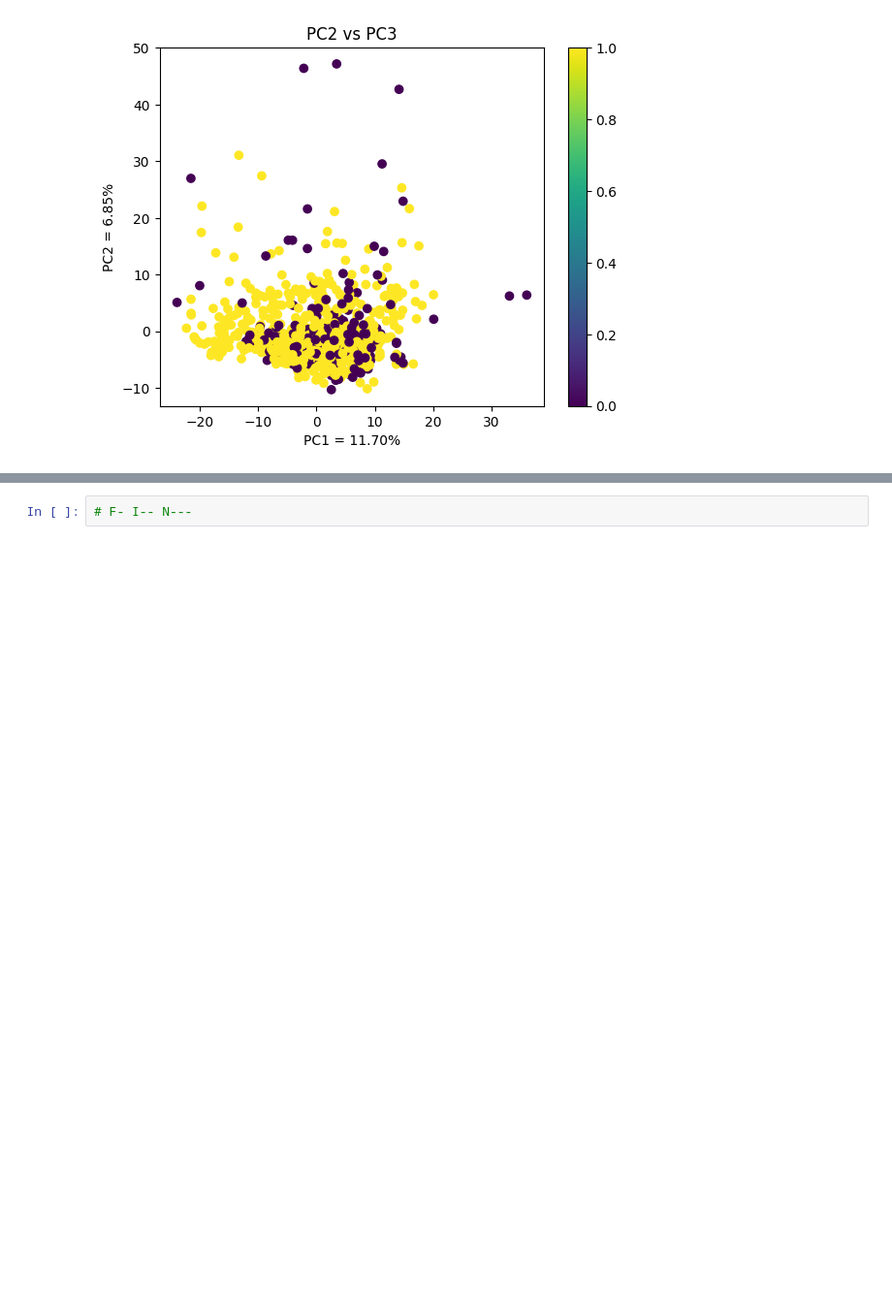
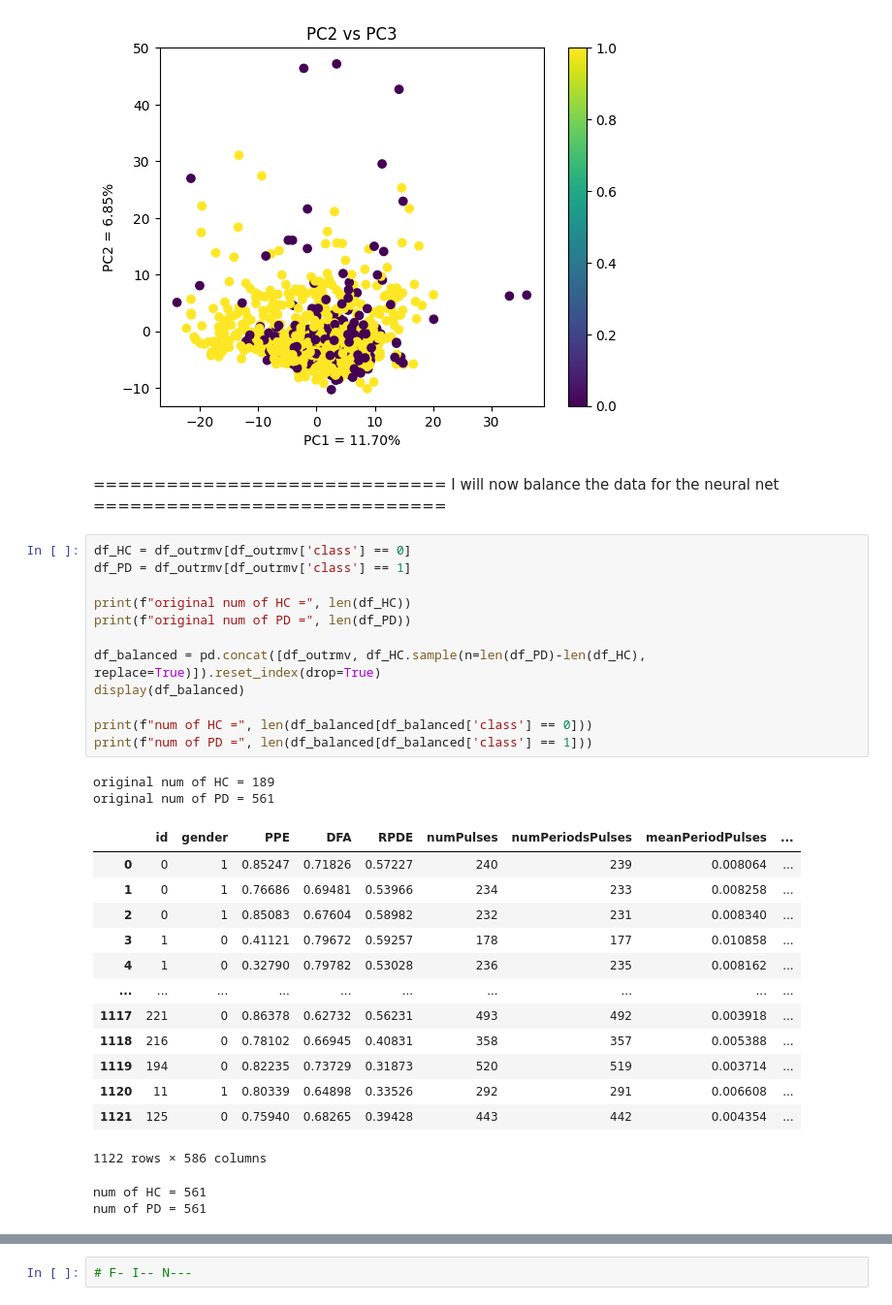
Before and after one commit to cgpayne/parkinsons_audetector, a Jupyter notebook: notebooks/initial_analysis.ipynb, the cells around one changed output, grey strips where cells are left out. Shown: that part at 97% size. Drawn from its saved outputs; the diff is of its cells as text; blank space fills up the shorter version.

Commit message:
add manual balancing of the data using initial_analysis.ipynb

```diff
--- a/notebooks/initial_analysis.ipynb
+++ b/notebooks/initial_analysis.ipynb
@@ -336,3 +336,35 @@ number of components = 586
 [figure]
 [figure]
 [figure]
+# %% [markdown]
+============================= I will now balance the data for the neural net =============================
+# %%
+df_HC = df_outrmv[df_outrmv['class'] == 0]
+df_PD = df_outrmv[df_outrmv['class'] == 1]
+
+print(f"original num of HC =", len(df_HC))
+print(f"original num of PD =", len(df_PD))
+
+df_balanced = pd.concat([df_outrmv, df_HC.sample(n=len(df_PD)-len(df_HC), replace=True)]).reset_index(drop=True)
+display(df_balanced)
+
+print(f"num of HC =", len(df_balanced[df_balanced['class'] == 0]))
+print(f"num of PD =", len(df_balanced[df_balanced['class'] == 1]))
+# %% [output]
+original num of HC = 189
+original num of PD = 561
+|  | id | gender | PPE | DFA | RPDE | numPulses | numPeriodsPulses | meanPeriodPulses | ... |
+| 0 | 0 | 1 | 0.85247 | 0.71826 | 0.57227 | 240 | 239 | 0.008064 | ... |
+| 1 | 0 | 1 | 0.76686 | 0.69481 | 0.53966 | 234 | 233 | 0.008258 | ... |
+| 2 | 0 | 1 | 0.85083 | 0.67604 | 0.58982 | 232 | 231 | 0.008340 | ... |
+| 3 | 1 | 0 | 0.41121 | 0.79672 | 0.59257 | 178 | 177 | 0.010858 | ... |
+| 4 | 1 | 0 | 0.32790 | 0.79782 | 0.53028 | 236 | 235 | 0.008162 | ... |
+| ... | ... | ... | ... | ... | ... | ... | ... | ... | ... |
+| 1117 | 221 | 0 | 0.86378 | 0.62732 | 0.56231 | 493 | 492 | 0.003918 | ... |
+| 1118 | 216 | 0 | 0.78102 | 0.66945 | 0.40831 | 358 | 357 | 0.005388 | ... |
+| 1119 | 194 | 0 | 0.82235 | 0.73729 | 0.31873 | 520 | 519 | 0.003714 | ... |
+| 1120 | 11 | 1 | 0.80339 | 0.64898 | 0.33526 | 292 | 291 | 0.006608 | ... |
+| 1121 | 125 | 0 | 0.75940 | 0.68265 | 0.39428 | 443 | 442 | 0.004354 | ... |
+1122 rows × 586 columns
+num of HC = 561
+num of PD = 561
```
Also changed, not shown: parts of 1 cell of this notebook.
